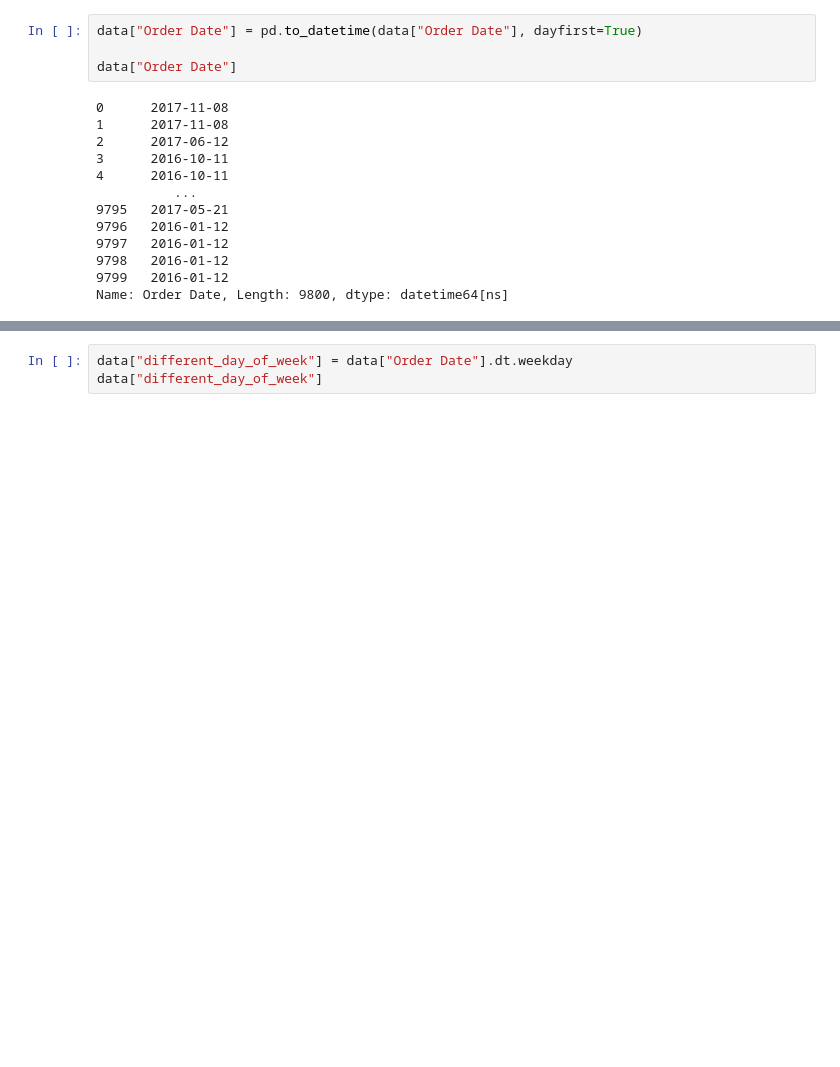
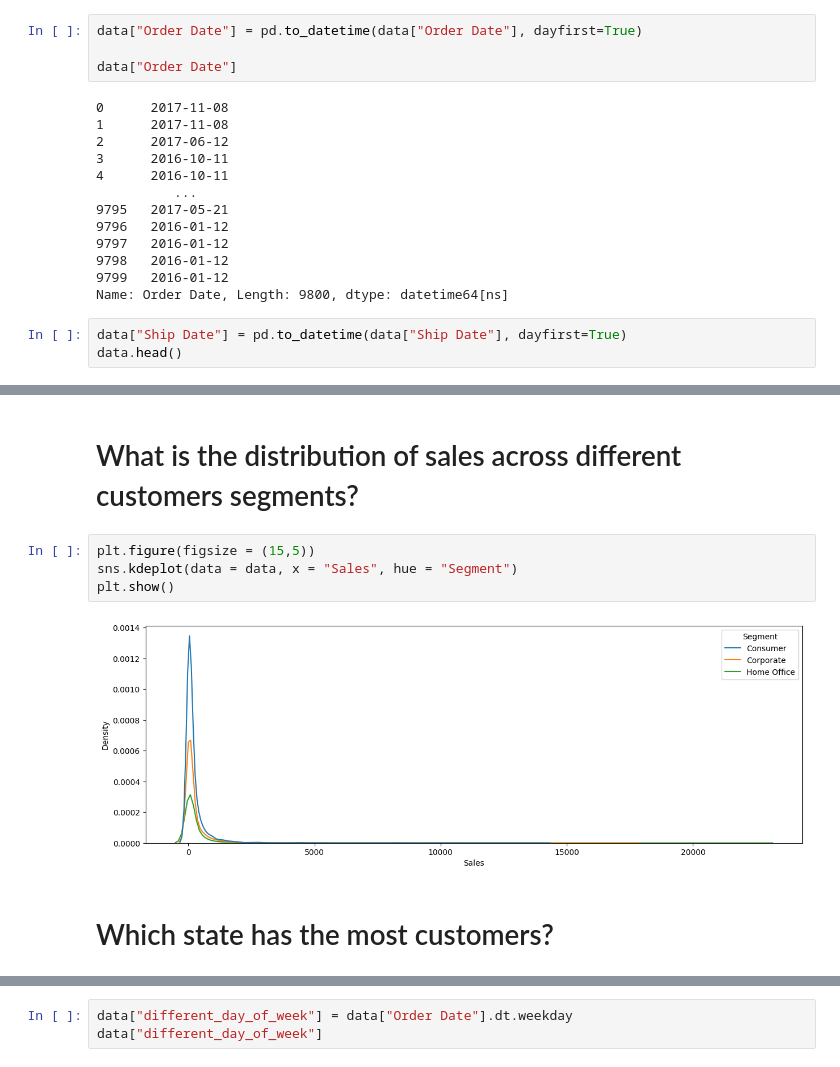
Before and after one commit to PODDA2N/Supermarket-Data-EDA, a Jupyter notebook: Supermarket EDA.ipynb, the cells around one changed output, grey strips where cells are left out. Cells and saved outputs as stored; diff of their text form; blank space fills up the shorter version.

Commit message:
I have added more problem statement.

```diff
--- a/Supermarket EDA.ipynb
+++ b/Supermarket EDA.ipynb
@@ -38,3 +102,6 @@ data["Order Date"]
 9798   2016-01-12
 9799   2016-01-12
 Name: Order Date, Length: 9800, dtype: datetime64[ns]
+# %%
+data["Ship Date"] = pd.to_datetime(data["Ship Date"], dayfirst=True)
+data.head()
@@ -40,0 +148,10 @@ Name: Order Date, Length: 9800, dtype: datetime64[ns]
+# %% [markdown]
+# What is the distribution of sales across different customers segments?
+# %%
+plt.figure(figsize = (15,5))
+sns.kdeplot(data = data, x = "Sales", hue = "Segment")
+plt.show()
+# %% [output]
+[figure, added]
+# %% [markdown]
+# Which state has the most customers?
```
Also changed, not shown: parts of 59 cells of this notebook.
